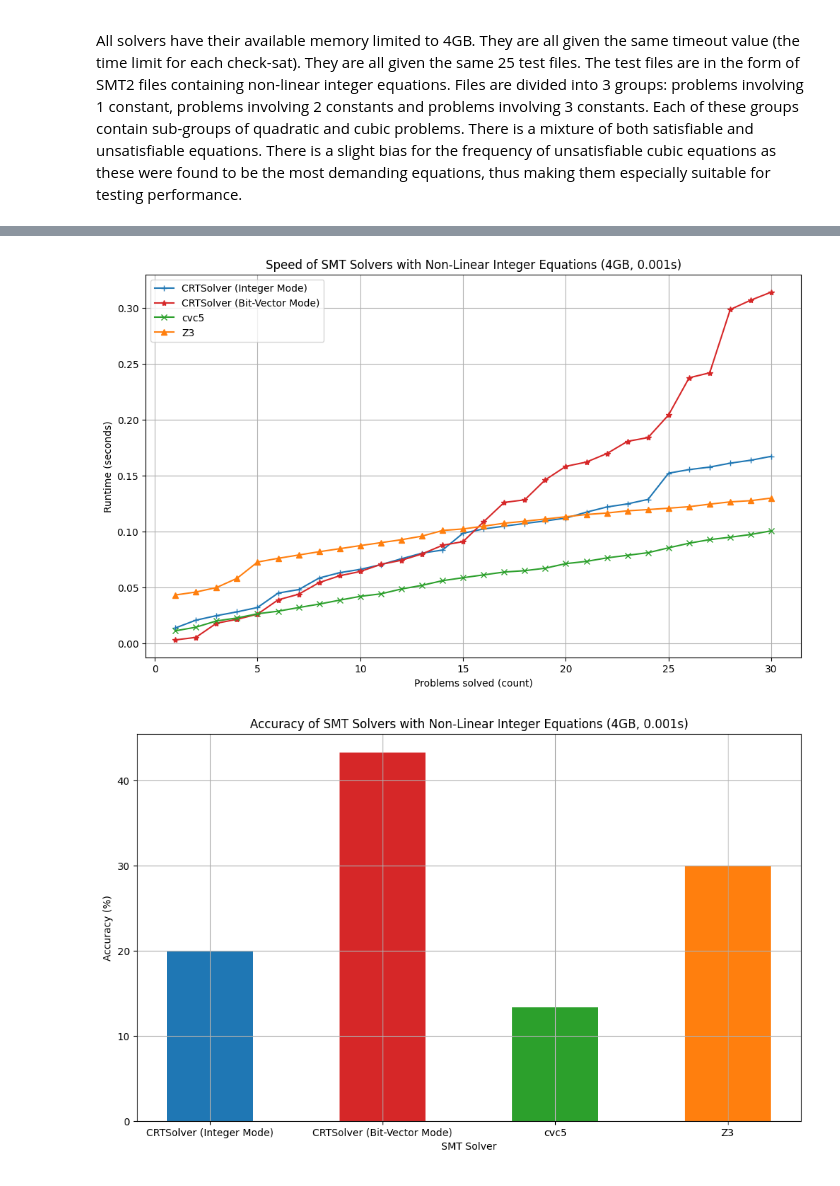
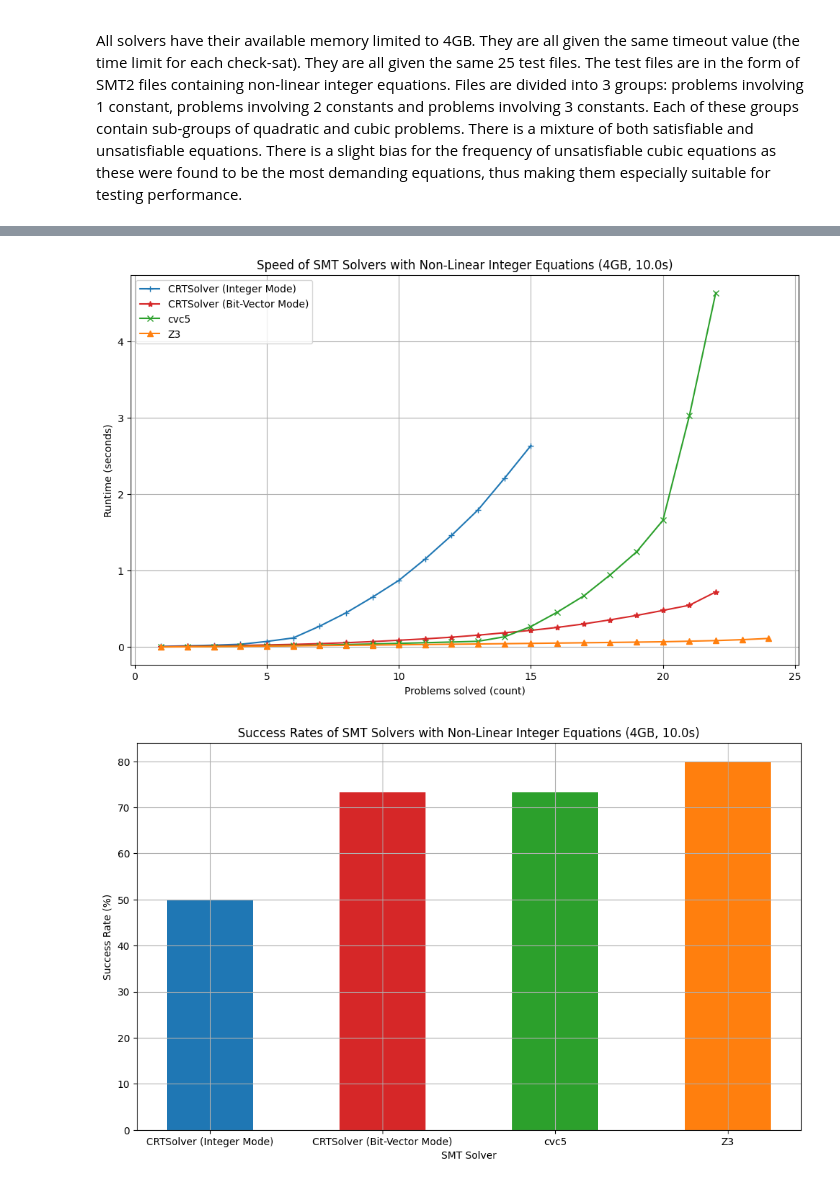
Before and after one commit to maheenmatin/CRTSolver, a Jupyter notebook: main/comparative_analysis.ipynb, the cells around one changed output, grey strips where cells are left out. Cells and saved outputs as stored; diff of their text form; code cells hidden in the pictures.

```diff
--- a/main/comparative_analysis.ipynb
+++ b/main/comparative_analysis.ipynb
@@ -75,32 +82,32 @@ def generate_bar_chart(solvers, memory, timeout):
     plt.tight_layout()
 
     # Set title and labels
-    plt.title(f"Accuracy of SMT Solvers with Non-Linear Integer Equations ({memory}GB, {timeout}s)")
+    plt.title(f"Success Rates of SMT Solvers with Non-Linear Integer Equations ({memory}GB, {timeout}s)")
     plt.xlabel("SMT Solver")
-    plt.ylabel("Accuracy (%)")
+    plt.ylabel("Success Rate (%)")
 
     solver_names = []
-    accuracies = []
+    success_rates = []
     for solver in solvers:
         solver_name = solver.get_solver_name()
-        accuracy = calculate_accuracy(solver_name)
+        accuracy = calculate_success_rate(solver_name)
         solver_names.append(solver_name)
-        accuracies.append(accuracy)
+        success_rates.append(accuracy)
 
     # Return positions of solvers
     x_positions = range(len(solver_names))
 
     # Create bar chart
     if len(x_positions) == 3:
-        plt.bar(x_positions, accuracies, width=0.5, color=["tab:red", "tab:green", "tab:orange"])
+        plt.bar(x_positions, success_rates, width=0.5, color=["tab:red", "tab:green", "tab:orange"])
     else:
-        plt.bar(x_positions, accuracies, width=0.5, color=["tab:blue", "tab:red", "tab:green", "tab:orange"])
+        plt.bar(x_positions, success_rates, width=0.5, color=["tab:blue", "tab:red", "tab:green", "tab:orange"])
 
     # Label positions with solver names
     plt.xticks(x_positions, solver_names)
     plt.show()
 
-def calculate_accuracy(solver_name):
+def calculate_success_rate(solver_name):
     file_name = RESULTS / f"results_{solver_name}.csv"
     total_count = 0
     unknown_count = 0
@@ -115,8 +122,8 @@ def calculate_accuracy(solver_name):
                 if "UNKNOWN (TIMEOUT)" in model or "UNKNOWN (ERROR)" in model:
                     unknown_count += 1
 
-    accuracy = ((total_count - unknown_count) / total_count) * 100
-    return accuracy
+    success_rate = ((total_count - unknown_count) / total_count) * 100
+    return success_rate
 # %%
 def execute_comparison(memory, timeout, use_crt_int):
     # Set control variables
@@ -200,6 +187,6 @@ Readin
 # %%
 # Compare with 4GB memory and 10 seconds timeout
-execute_comparison(4, "1", True)
+execute_comparison(4, "10000", True)
 # %% [output]
 Executing CRTSolver (Integer Mode) with 4GB memory
 Reading file: /home/matvm/CRTSolver/main/tests/1var/2deg/theater.smt2
@@ -221,4 +208,4 @@ Completed solving in 0.18243145942687988s
-[figure, old version]
+[figure, new version]
-[figure, old version]
+[figure, new version]
 # %%
 # Compare with 4GB memory and 5 seconds timeout
```
Also changed, not shown: parts of 5 cells of this notebook, 11 other files.
